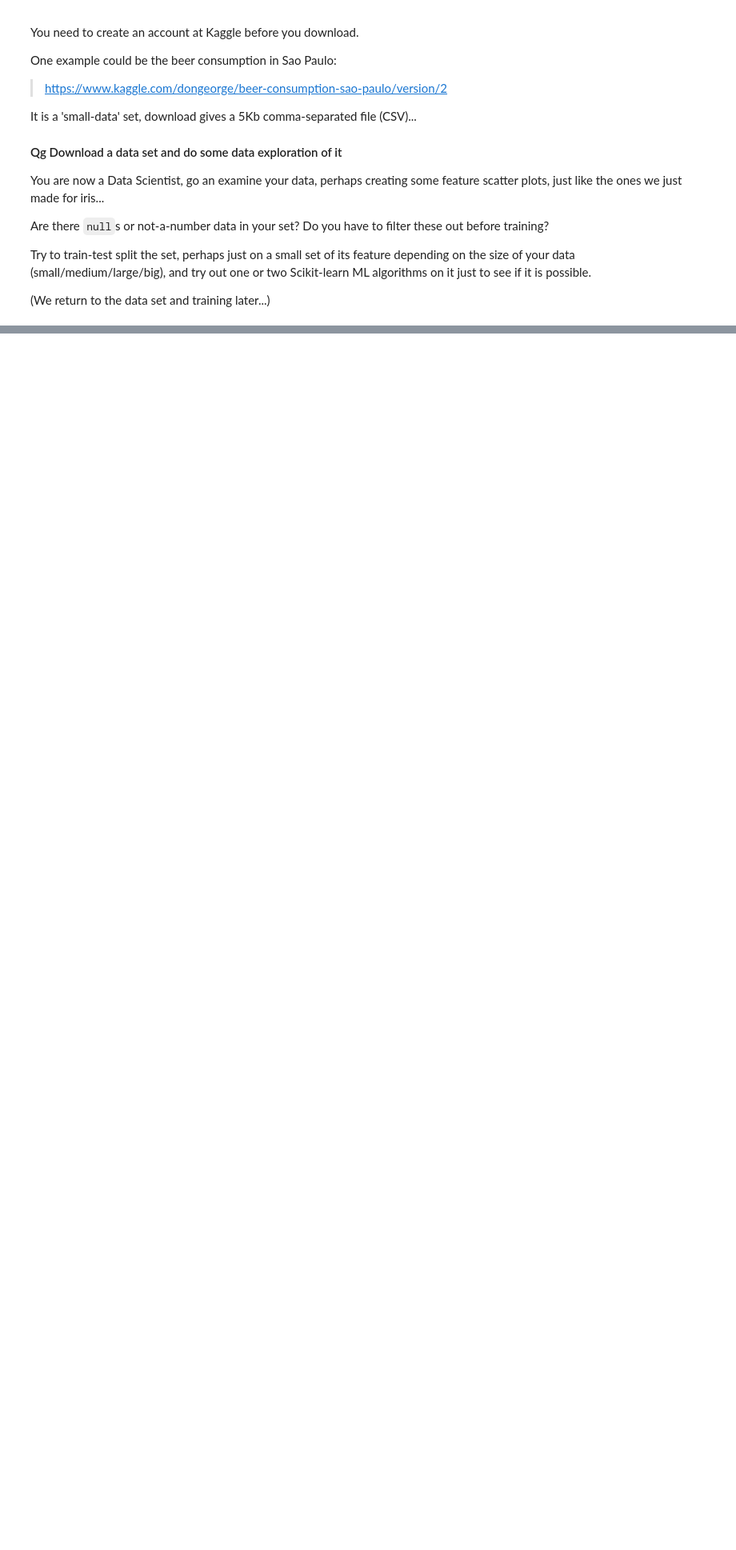
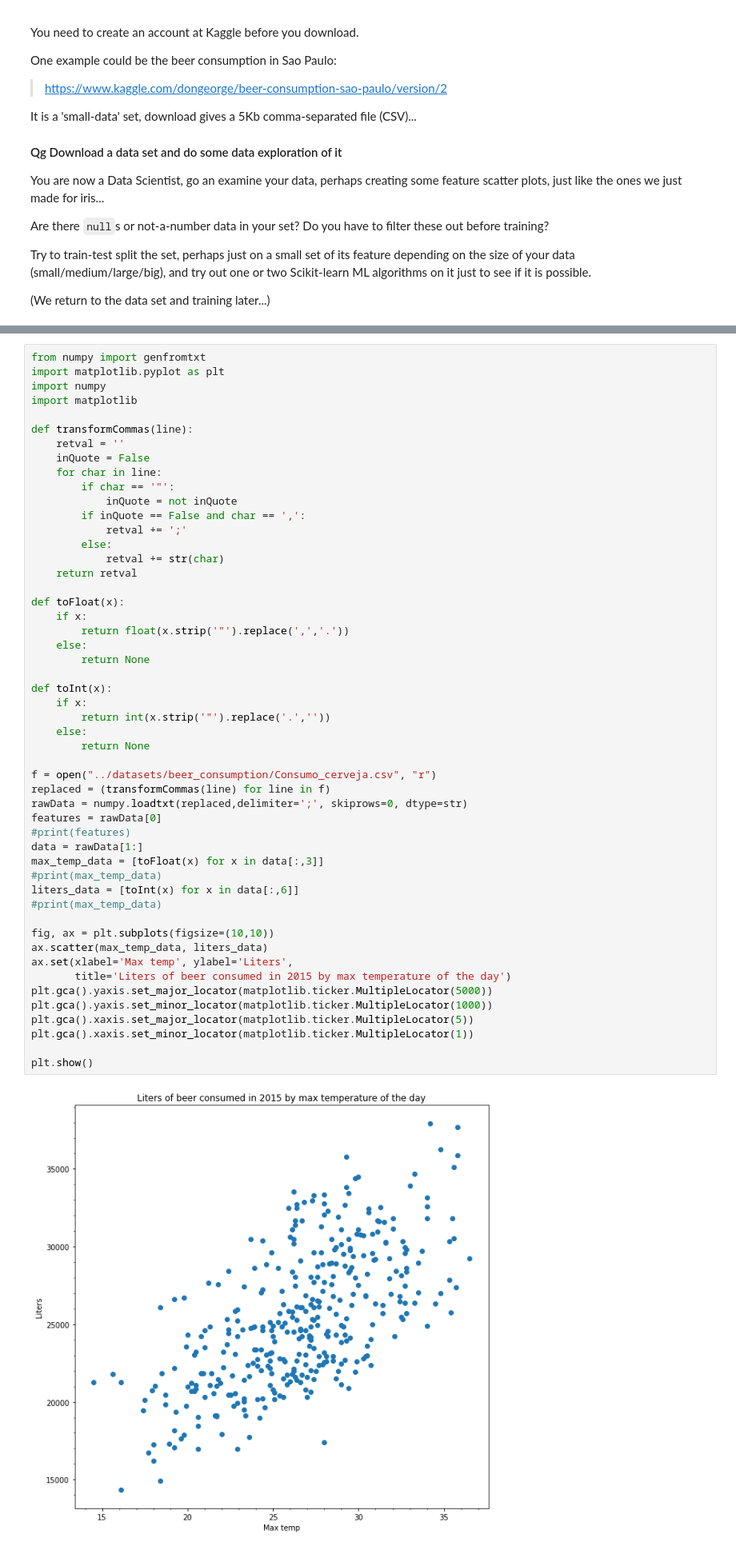
Before and after one commit to jeppestaerk/ITMAL, a Jupyter notebook: L03/dataset.ipynb, the cells around one changed output, grey strips where cells are left out. Shown at 80% size. Saved outputs shown, nothing was run; the diff lists cells and outputs as text; blank space fills up the shorter version.

```diff
--- a/L03/dataset.ipynb
+++ b/L03/dataset.ipynb
@@ -294,0 +309,53 @@ Try to train-test split the set, perhaps just on a small set of its feature depe
+# %%
+from numpy import genfromtxt
+import matplotlib.pyplot as plt
+import numpy
+import matplotlib
+
+def transformCommas(line):
+    retval = ''
+    inQuote = False
+    for char in line:
+        if char == '"':
+            inQuote = not inQuote
+        if inQuote == False and char == ',':
+            retval += ';'
+        else:
+            retval += str(char)
+    return retval
+
+def toFloat(x):
+    if x:
+        return float(x.strip('"').replace(',','.'))
+    else:
+        return None
+
+def toInt(x):
+    if x:
+        return int(x.strip('"').replace('.',''))
+    else:
+        return None
+
+f = open("../datasets/beer_consumption/Consumo_cerveja.csv", "r")
+replaced = (transformCommas(line) for line in f)
+rawData = numpy.loadtxt(replaced,delimiter=';', skiprows=0, dtype=str)
+features = rawData[0]
+#print(features)
+data = rawData[1:]
+max_temp_data = [toFloat(x) for x in data[:,3]]
+#print(max_temp_data)
+liters_data = [toInt(x) for x in data[:,6]]
+#print(max_temp_data)
+
+fig, ax = plt.subplots(figsize=(10,10))
+ax.scatter(max_temp_data, liters_data)
+ax.set(xlabel='Max temp', ylabel='Liters',
+       title='Liters of beer consumed in 2015 by max temperature of the day')
+plt.gca().yaxis.set_major_locator(matplotlib.ticker.MultipleLocator(5000))
+plt.gca().yaxis.set_minor_locator(matplotlib.ticker.MultipleLocator(1000))
+plt.gca().xaxis.set_major_locator(matplotlib.ticker.MultipleLocator(5))
+plt.gca().xaxis.set_minor_locator(matplotlib.ticker.MultipleLocator(1))
+
+plt.show()
+# %% [output]
+[figure, added]
```
Also changed, not shown: parts of 6 cells of this notebook, 1 other file.
